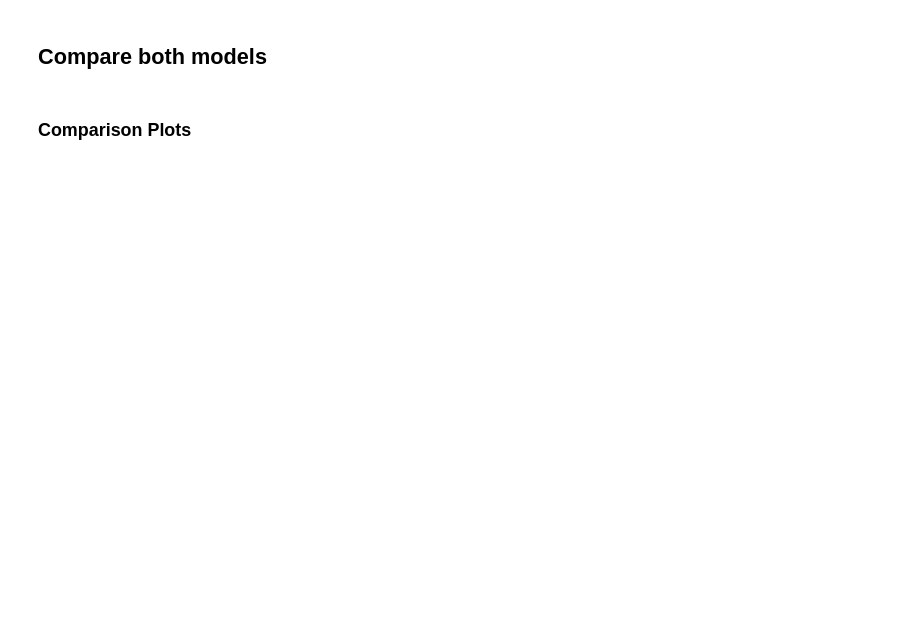
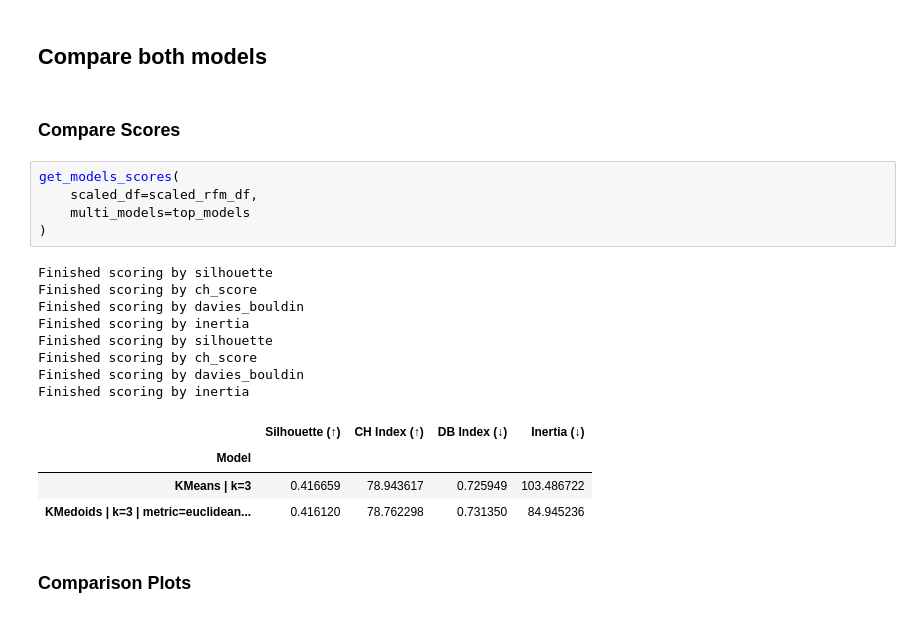
Before and after one commit to brianna-mitri/vehicle-sales-analysis, a Jupyter notebook: analysis/rfm_modeling.ipynb, the cells around one changed output. Saved outputs shown, nothing was run; the diff lists cells and outputs as text; blank space fills up the shorter version.

```diff
--- a/analysis/rfm_modeling.ipynb
+++ b/analysis/rfm_modeling.ipynb
@@ -1358,4 +1392,24 @@ Best k value = 3 (silhouette score = 0.416)
 # %% [markdown]
 ## Compare both models
+# %% [markdown]
+### Compare Scores
+# %%
+get_models_scores(
+    scaled_df=scaled_rfm_df,
+    multi_models=top_models
+)
+# %% [output]
+Finished scoring by silhouette
+Finished scoring by ch_score
+Finished scoring by davies_bouldin
+Finished scoring by inertia
+Finished scoring by silhouette
+Finished scoring by ch_score
+Finished scoring by davies_bouldin
+Finished scoring by inertia
+|  | Silhouette (↑) | CH Index (↑) | DB Index (↓) | Inertia (↓) |
+| Model |  |  |  |  |
+| KMeans | k=3 | 0.416659 | 78.943617 | 0.725949 | 103.486722 |
+| KMedoids | k=3 | metric=euclidean... | 0.416120 | 78.762298 | 0.731350 | 84.945236 |
 # %% [markdown]
 ### Comparison Plots
```
Also changed, not shown: parts of 9 cells of this notebook.
